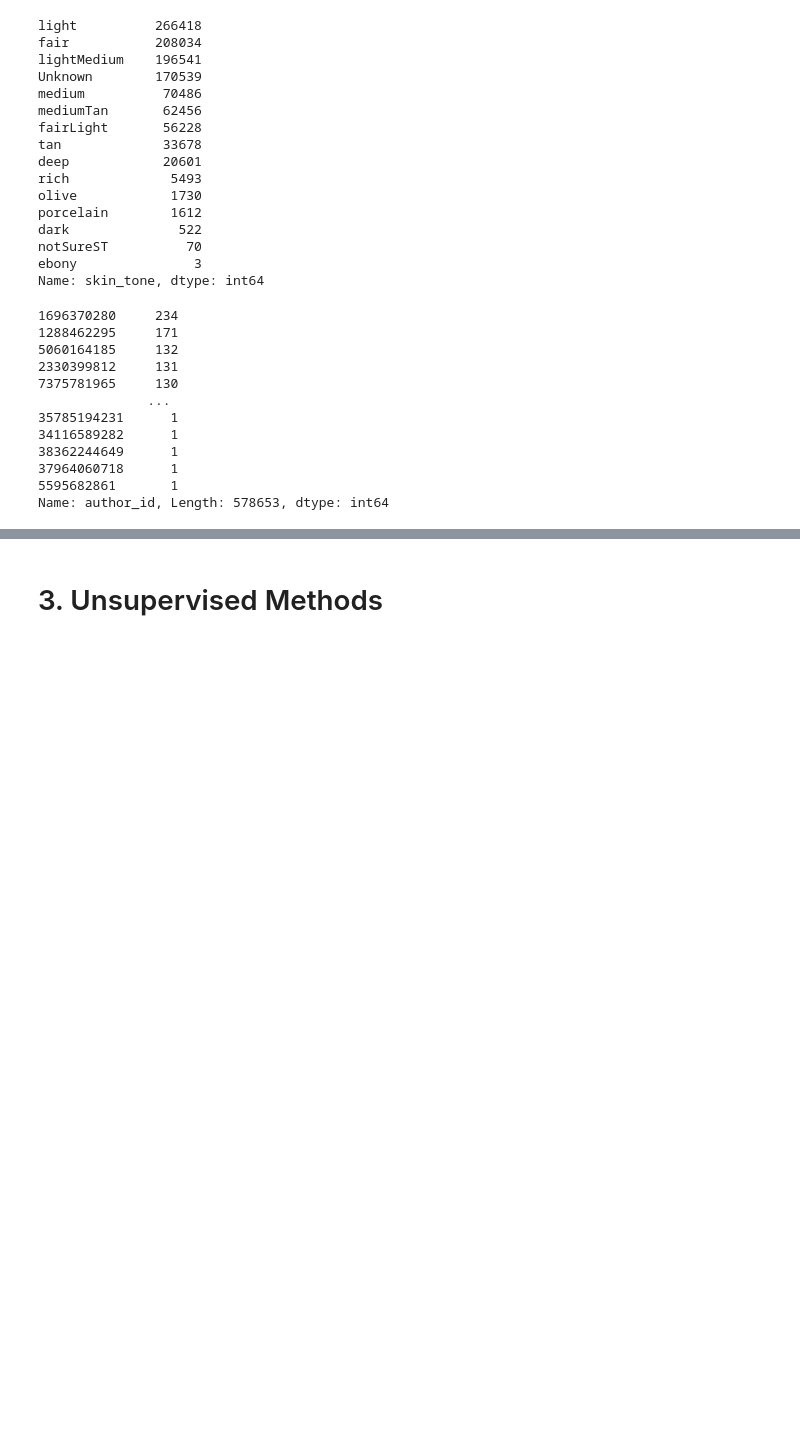
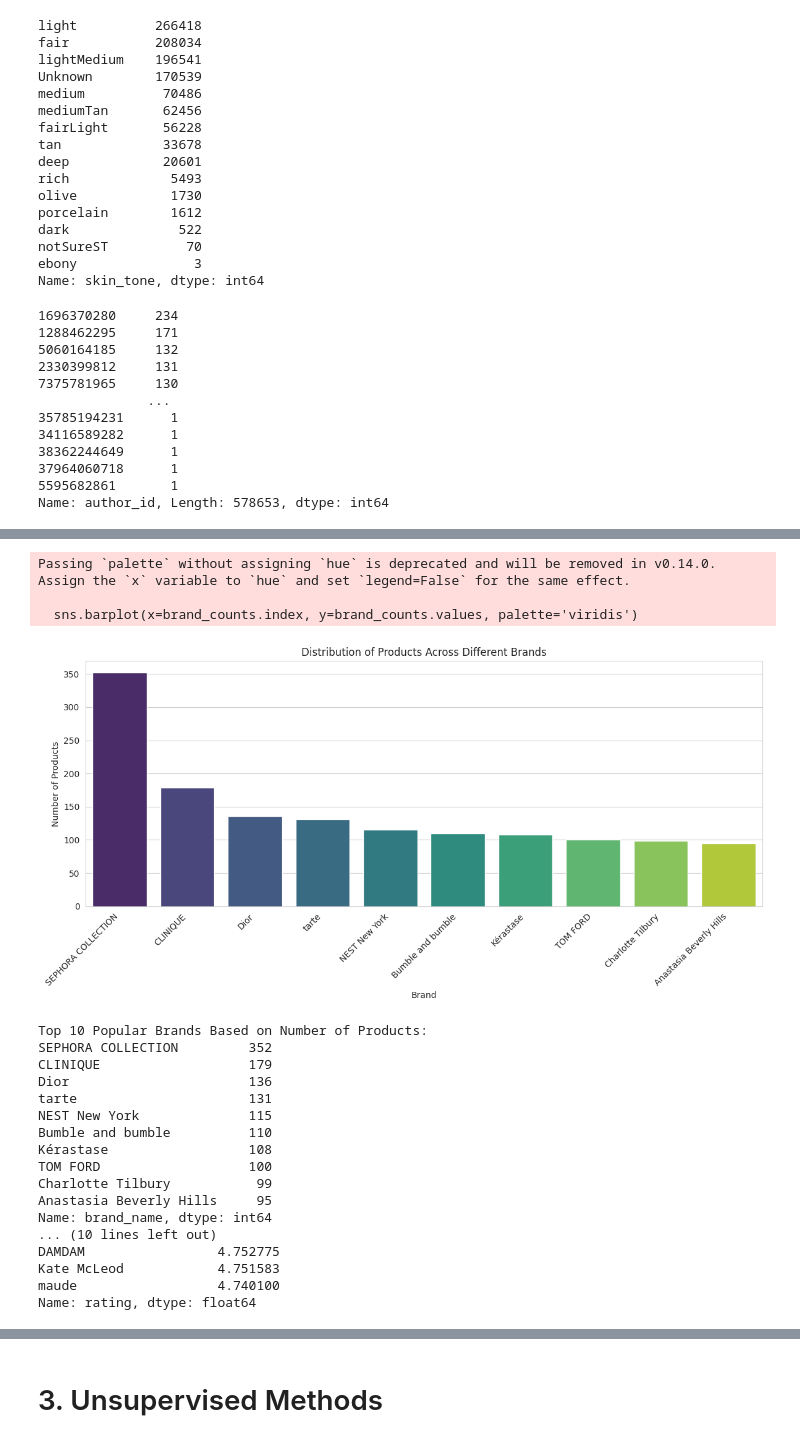
Before and after one commit to eshentong/BA820-team, a Jupyter notebook: BA820.ipynb, the cells around one changed output, grey strips where cells are left out. Cells and saved outputs as stored; diff of their text form; code cells hidden in the pictures; blank space fills up the shorter version.

```diff
--- a/BA820.ipynb
+++ b/BA820.ipynb
@@ -302,0 +418,42 @@ Name: author_id, Length: 578653, dtype: int64
+# %%
+# Distribution of products across different brands
+plt.figure(figsize=(12, 6))
+brand_counts = df_products['brand_name'].value_counts().nlargest(10)
+sns.barplot(x=brand_counts.index, y=brand_counts.values, palette='viridis')
+plt.title('Distribution of Products Across Different Brands')
+plt.xlabel('Brand')
+plt.ylabel('Number of Products')
+plt.xticks(rotation=45, ha='right')
+plt.tight_layout()
+plt.show()
+
+# Identify popular brands based on the number of products
+print("Top 10 Popular Brands Based on Number of Products:")
+print(brand_counts)
+
+# Identify popular brands based on overall rating
+brand_rating = df_products.groupby('brand_name')['rating'].mean().nlargest(10)
+print("\nTop 10 Popular Brands Based on Overall Rating:")
+print(brand_rating)
+# %% [output]
+Passing `palette` without assigning `hue` is deprecated and will be removed in v0.14.0. Assign the `x` variable to `hue` and set `legend=False` for the same effect.
+
+  sns.barplot(x=brand_counts.index, y=brand_counts.values, palette='viridis')
+[figure, added]
+Top 10 Popular Brands Based on Number of Products:
+SEPHORA COLLECTION         352
+CLINIQUE                   179
+Dior                       136
+tarte                      131
+NEST New York              115
+Bumble and bumble          110
+Kérastase                  108
+TOM FORD                   100
+Charlotte Tilbury           99
+Anastasia Beverly Hills     95
+Name: brand_name, dtype: int64
+... (10 lines left out)
+DAMDAM                 4.752775
+Kate McLeod            4.751583
+maude                  4.740100
+Name: rating, dtype: float64
```
Also changed, not shown: parts of 14 cells of this notebook.
